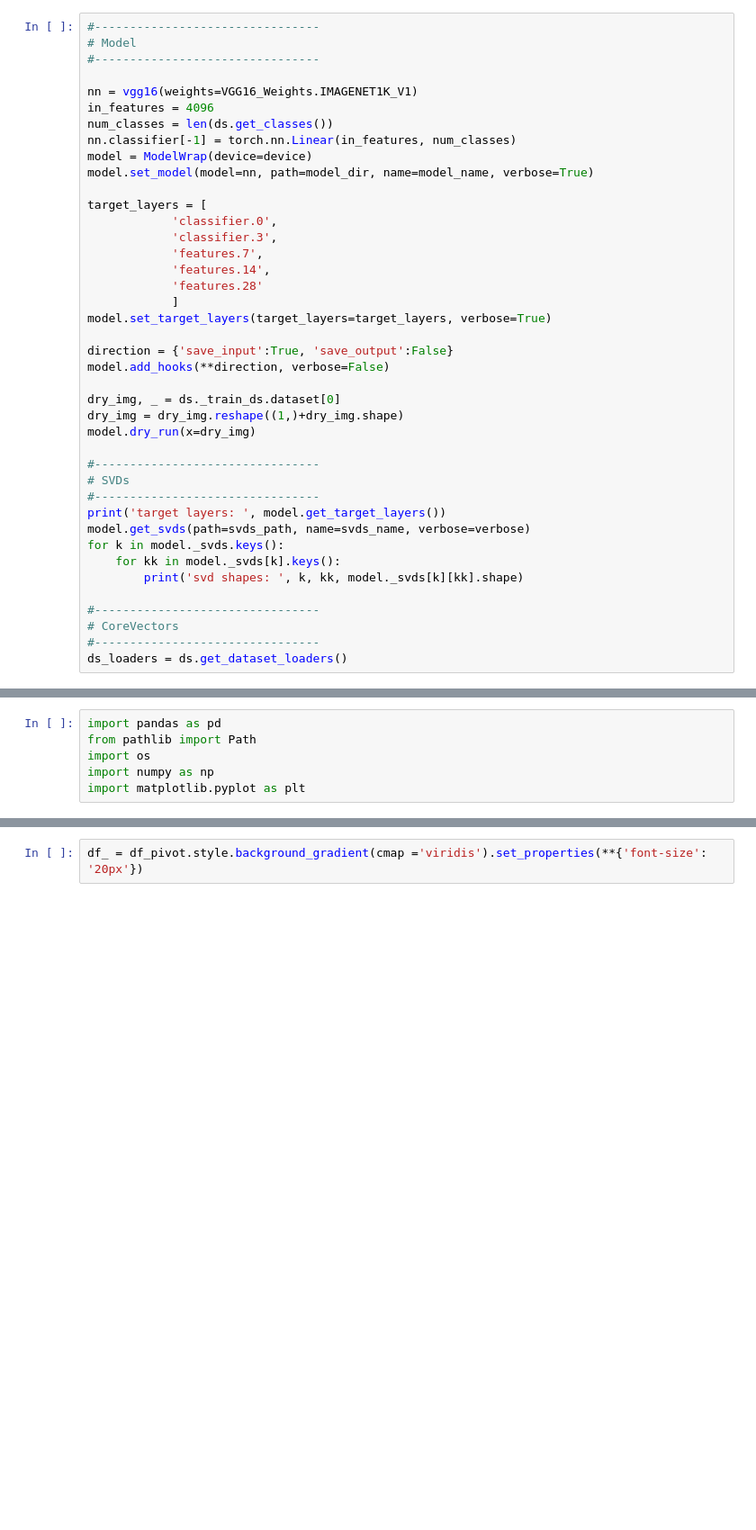
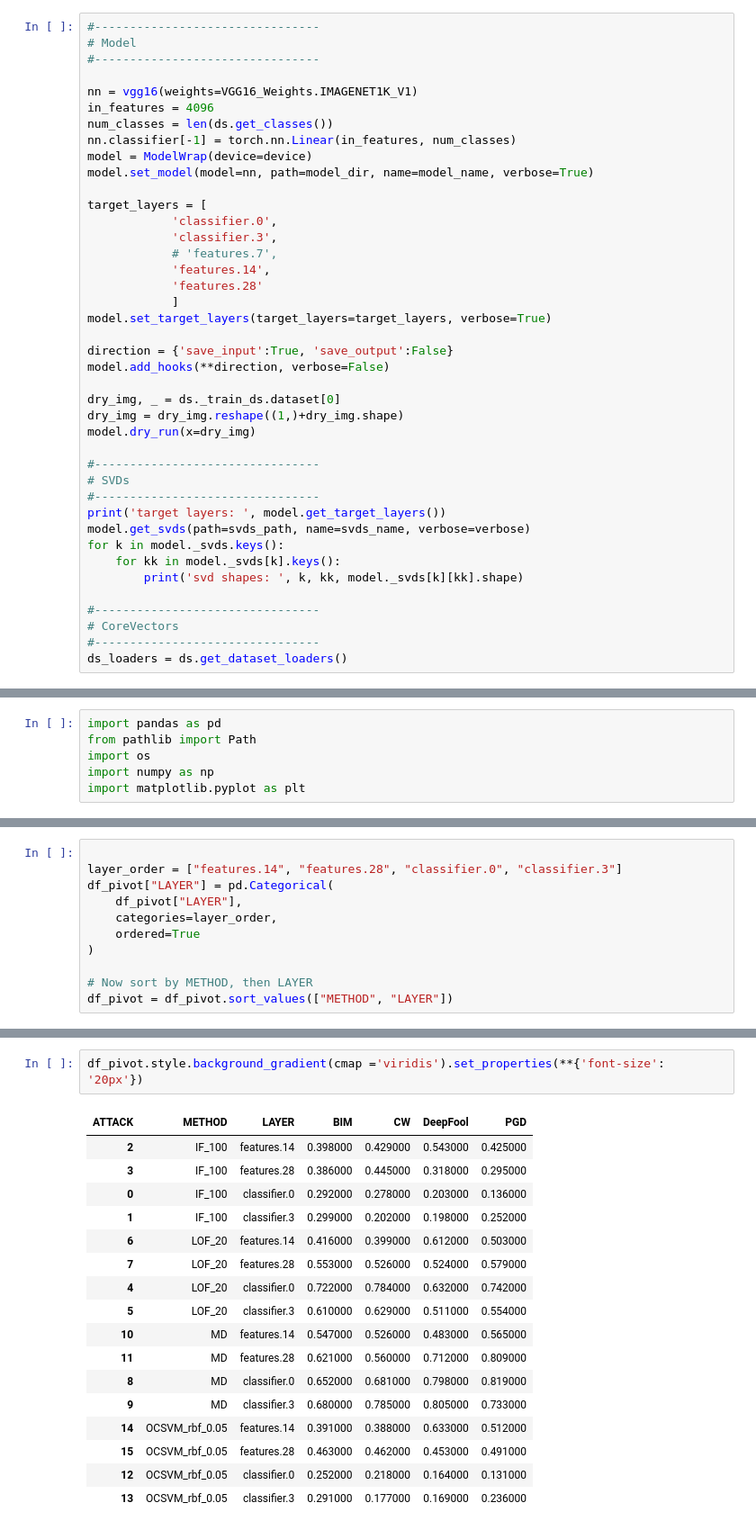
Before and after one commit to SSIGPRO/XAI, a Jupyter notebook: src/xp_detectors.ipynb, the cells around one changed output, grey strips where cells are left out. Shown: that part at 90% size. Drawn from its saved outputs; the diff is of its cells as text; blank space fills up the shorter version.

```diff
--- a/src/xp_detectors.ipynb
+++ b/src/xp_detectors.ipynb
@@ -114,7 +114,7 @@ model.set_model(model=nn, path=model_dir, name=model_name, verbose=True)
 target_layers = [
             'classifier.0',
             'classifier.3',
-            'features.7',
+            # 'features.7',
             'features.14',
             'features.28'
             ]
@@ -490,0 +563,11 @@ df_pivot
+# %%
+
+layer_order = ["features.14", "features.28", "classifier.0", "classifier.3"]
+df_pivot["LAYER"] = pd.Categorical(
+    df_pivot["LAYER"],
+    categories=layer_order,
+    ordered=True
+)
+
+# Now sort by METHOD, then LAYER
+df_pivot = df_pivot.sort_values(["METHOD", "LAYER"])
@@ -491,3 +594,21 @@ df_pivot
 # %%
-df_ = df_pivot.style.background_gradient(cmap ='viridis').set_properties(**{'font-size': '20px'})
+df_pivot.style.background_gradient(cmap ='viridis').set_properties(**{'font-size': '20px'})
+# %% [output]
+| ATTACK | METHOD | LAYER | BIM | CW | DeepFool | PGD |
+| 2 | IF_100 | features.14 | 0.398000 | 0.429000 | 0.543000 | 0.425000 |
+| 3 | IF_100 | features.28 | 0.386000 | 0.445000 | 0.318000 | 0.295000 |
+| 0 | IF_100 | classifier.0 | 0.292000 | 0.278000 | 0.203000 | 0.136000 |
+| 1 | IF_100 | classifier.3 | 0.299000 | 0.202000 | 0.198000 | 0.252000 |
+| 6 | LOF_20 | features.14 | 0.416000 | 0.399000 | 0.612000 | 0.503000 |
+| 7 | LOF_20 | features.28 | 0.553000 | 0.526000 | 0.524000 | 0.579000 |
+| 4 | LOF_20 | classifier.0 | 0.722000 | 0.784000 | 0.632000 | 0.742000 |
+| 5 | LOF_20 | classifier.3 | 0.610000 | 0.629000 | 0.511000 | 0.554000 |
+| 10 | MD | features.14 | 0.547000 | 0.526000 | 0.483000 | 0.565000 |
+| 11 | MD | features.28 | 0.621000 | 0.560000 | 0.712000 | 0.809000 |
+| 8 | MD | classifier.0 | 0.652000 | 0.681000 | 0.798000 | 0.819000 |
+| 9 | MD | classifier.3 | 0.680000 | 0.785000 | 0.805000 | 0.733000 |
+| 14 | OCSVM_rbf_0.05 | features.14 | 0.391000 | 0.388000 | 0.633000 | 0.512000 |
+| 15 | OCSVM_rbf_0.05 | features.28 | 0.463000 | 0.462000 | 0.453000 | 0.491000 |
+| 12 | OCSVM_rbf_0.05 | classifier.0 | 0.252000 | 0.218000 | 0.164000 | 0.131000 |
+| 13 | OCSVM_rbf_0.05 | classifier.3 | 0.291000 | 0.177000 | 0.169000 | 0.236000 |
 # %%
```
Also changed, not shown: parts of 14 cells of this notebook, 4 other files.
